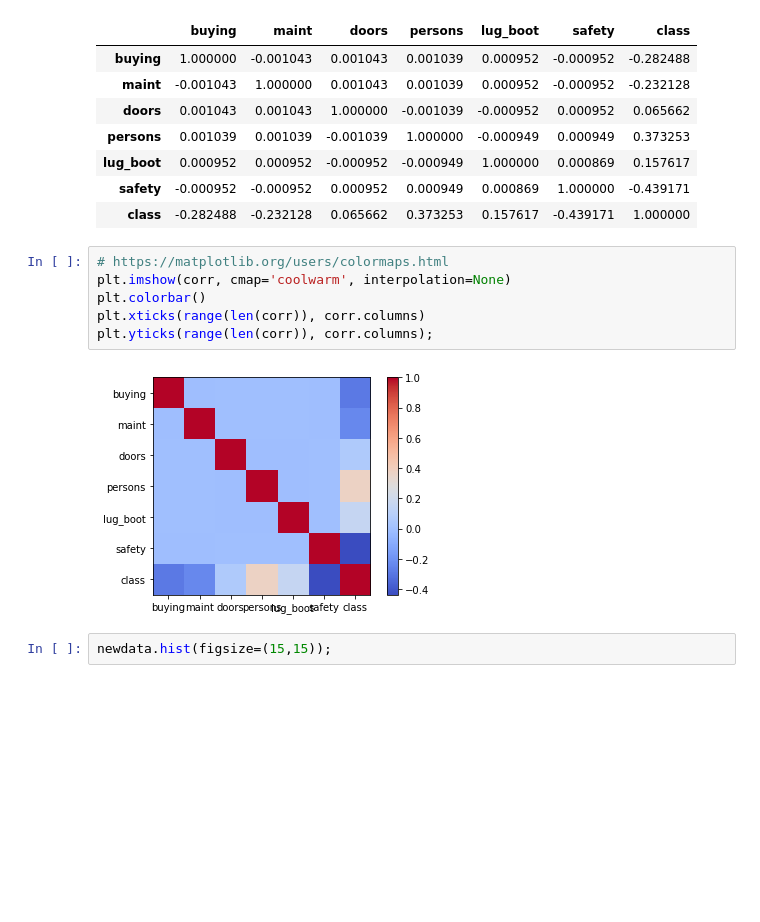
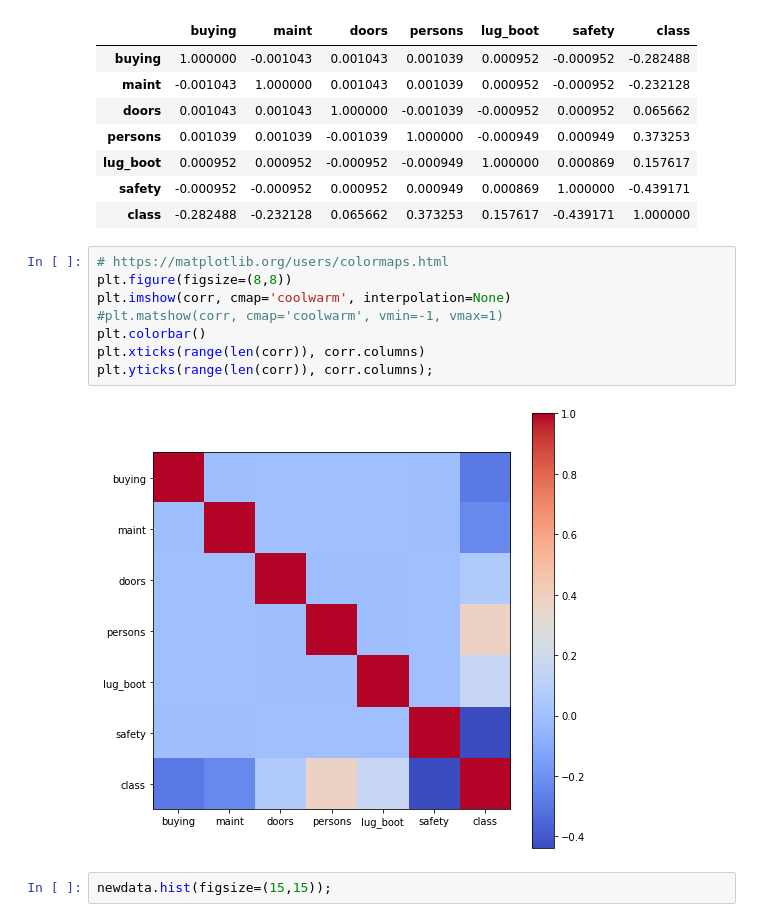
Before and after one commit to ciencia-de-dados-pratica/praticas, a Jupyter notebook: minicurso-data-science/04-analise_de_dados_e_ML.ipynb, the cells around one changed output. Drawn from its saved outputs; the diff is of its cells as text; blank space fills up the shorter version.

```diff
--- a/minicurso-data-science/04-analise_de_dados_e_ML.ipynb
+++ b/minicurso-data-science/04-analise_de_dados_e_ML.ipynb
@@ -131,12 +131,14 @@ corr
 | class | -0.282488 | -0.232128 | 0.065662 | 0.373253 | 0.157617 | -0.439171 | 1.000000 |
 # %%
 # https://matplotlib.org/users/colormaps.html
+plt.figure(figsize=(8,8))
 plt.imshow(corr, cmap='coolwarm', interpolation=None)
+#plt.matshow(corr, cmap='coolwarm', vmin=-1, vmax=1)
 plt.colorbar()
 plt.xticks(range(len(corr)), corr.columns)
 plt.yticks(range(len(corr)), corr.columns);
 # %% [output]
-[figure, old version]
+[figure, new version]
 # %%
 newdata.hist(figsize=(15,15));
 # %% [output]
```
Also changed, not shown: parts of 1 cell of this notebook.
